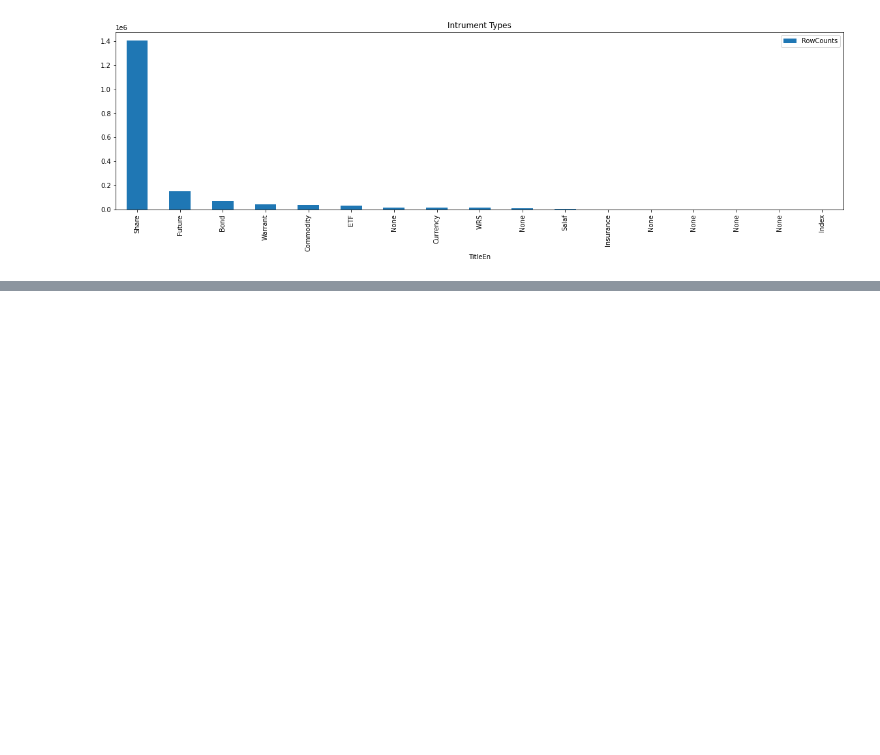
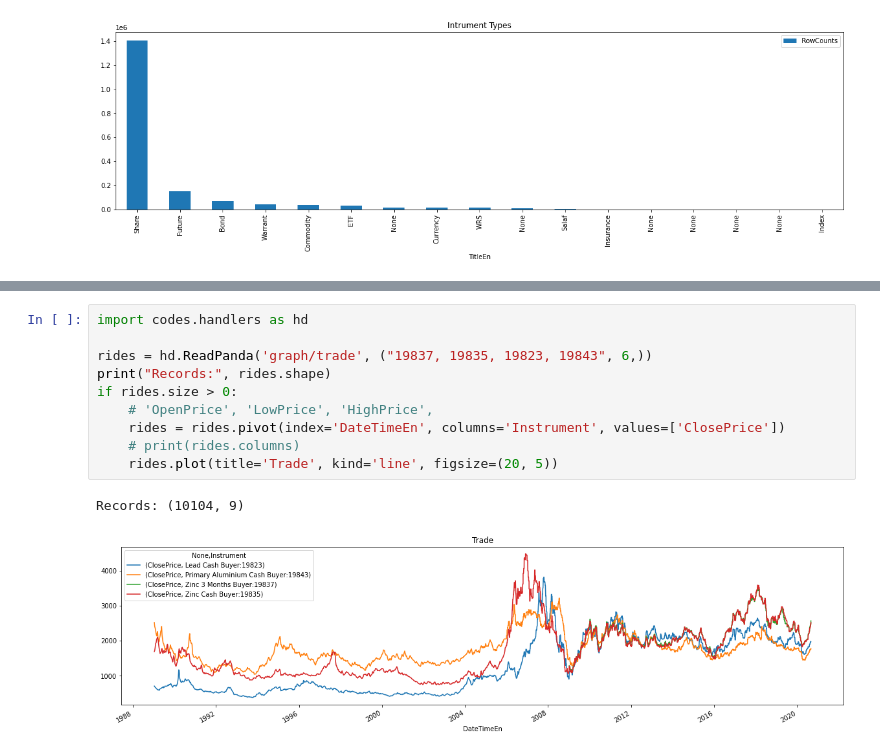
Before and after one commit to h-nargesi/Stock-Estimation, a Jupyter notebook: Jiringi/Python/data-noise.ipynb, the cells around one changed output, grey strips where cells are left out. Cells and saved outputs as stored; diff of their text form; blank space fills up the shorter version.

```diff
--- a/Jiringi/Python/data-noise.ipynb
+++ b/Jiringi/Python/data-noise.ipynb
@@ -47,0 +35,13 @@ Records: (17, 4)
+# %%
+import codes.handlers as hd
+
+rides = hd.ReadPanda('graph/trade', ("19837, 19835, 19823, 19843", 6,))
+print("Records:", rides.shape)
+if rides.size > 0:
+    # 'OpenPrice', 'LowPrice', 'HighPrice',
+    rides = rides.pivot(index='DateTimeEn', columns='Instrument', values=['ClosePrice'])
+    # print(rides.columns)
+    rides.plot(title='Trade', kind='line', figsize=(20, 5))
+# %% [output]
+Records: (10104, 9)
+[figure, added]
```
Also changed, not shown: parts of 7 cells of this notebook, 1 other file.
